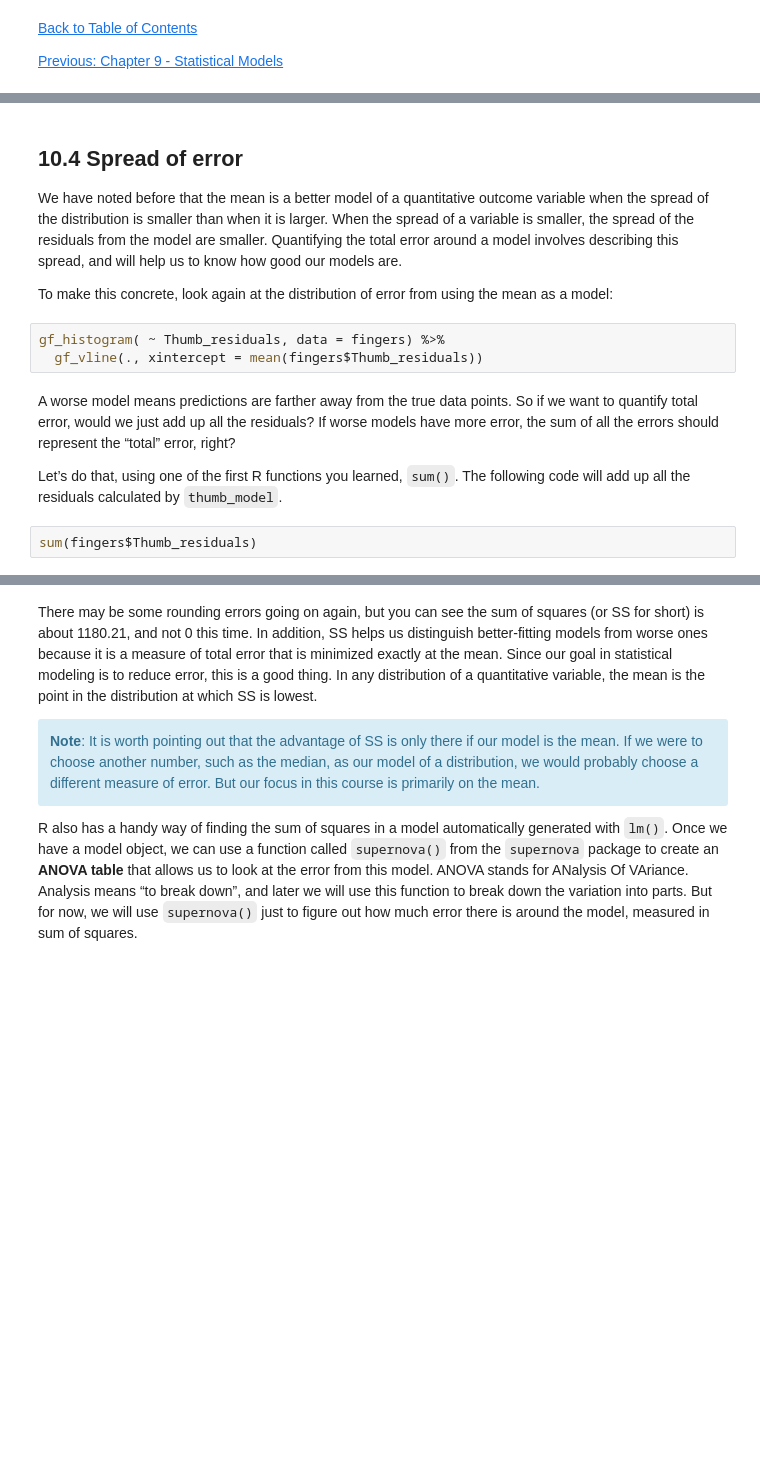
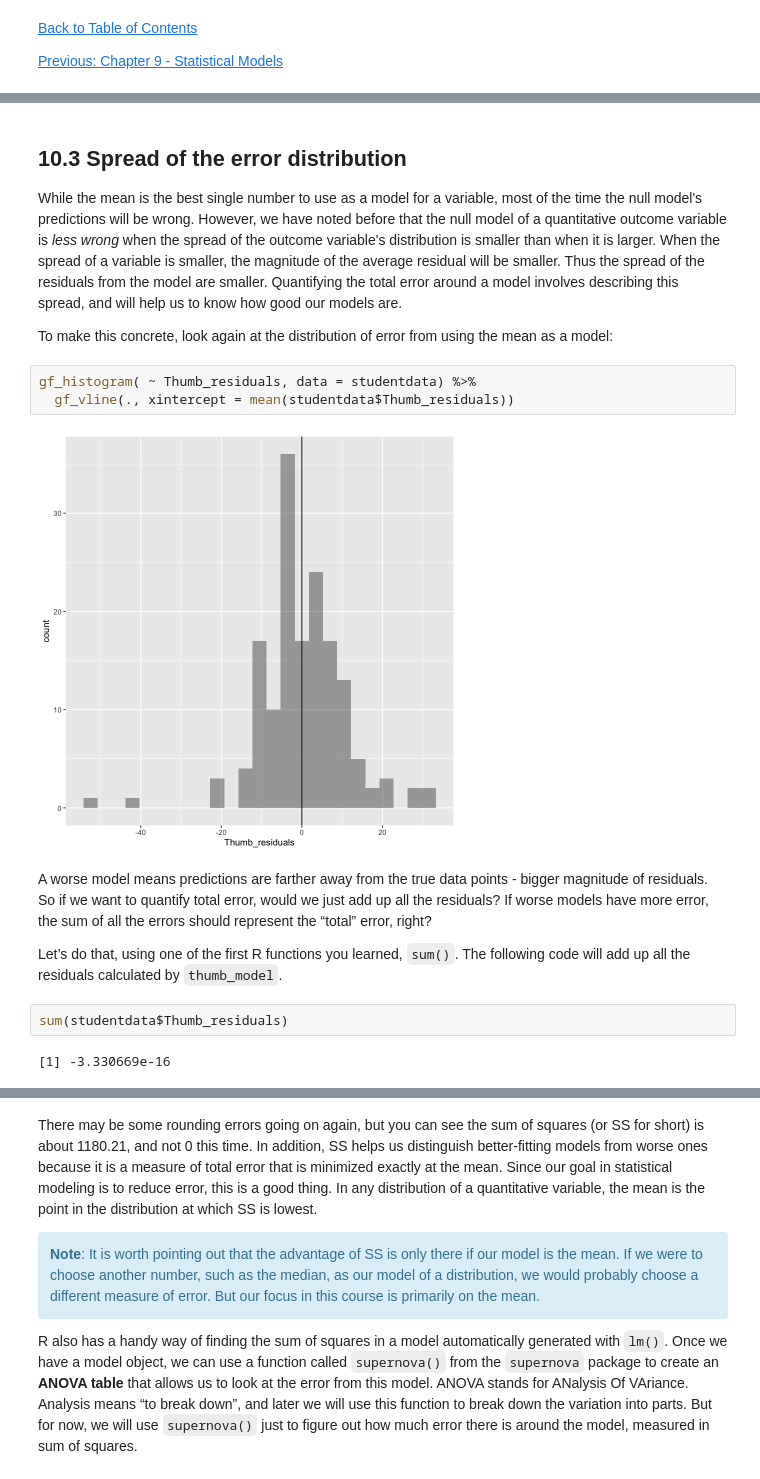
Before and after one commit to smburns47/Psyc158, a Jupyter notebook: chapter-10.ipynb, the cells around one changed output, grey strips where cells are left out. Drawn from its saved outputs; the diff is of its cells as text; blank space fills up the shorter version.

````diff
--- a/chapter-10.ipynb
+++ b/chapter-10.ipynb
@@ -62,18 +95,22 @@ This alternative error distribution has a red line to indicate the mean of the r
 # %% [markdown]
-## 10.4 Spread of error
+## 10.3 Spread of the error distribution
 
-We have noted before that the mean is a better model of a quantitative outcome variable when the spread of the distribution is smaller than when it is larger. When the spread of a variable is smaller, the spread of the residuals from the model are smaller. Quantifying the total error around a model involves describing this spread, and will help us to know how good our models are.
+While the mean is the best single number to use as a model for a variable, most of the time the null model's predictions will be wrong. However, we have noted before that the null model of a quantitative outcome variable is *less wrong* when the spread of the outcome variable's distribution is smaller than when it is larger. When the spread of a variable is smaller, the magnitude of the average residual will be smaller. Thus the spread of the residuals from the model are smaller. Quantifying the total error around a model involves describing this spread, and will help us to know how good our models are.
 
 To make this concrete, look again at the distribution of error from using the mean as a model:
 # %%
-gf_histogram( ~ Thumb_residuals, data = fingers) %>%
-  gf_vline(., xintercept = mean(fingers$Thumb_residuals))
+gf_histogram( ~ Thumb_residuals, data = studentdata) %>%
+  gf_vline(., xintercept = mean(studentdata$Thumb_residuals))
+# %% [output]
+[figure, added]
 # %% [markdown]
-A worse model means predictions are farther away from the true data points. So if we want to quantify total error, would we just add up all the residuals? If worse models have more error, the sum of all the errors should represent the “total” error, right?
+A worse model means predictions are farther away from the true data points - bigger magnitude of residuals. So if we want to quantify total error, would we just add up all the residuals? If worse models have more error, the sum of all the errors should represent the “total” error, right?
 
 Let’s do that, using one of the first R functions you learned, ```sum()```. The following code will add up all the residuals calculated by  ```thumb_model```.
 # %%
-sum(fingers$Thumb_residuals)
+sum(studentdata$Thumb_residuals)
+# %% [output]
+[1] -3.330669e-16
 # %% [markdown]
 The sum of all error in this model is actually 0 (or a number so tiny it's practically zero and is just a rounding error in the computer).
 
````
Also changed, not shown: parts of 13 cells of this notebook, 4 other files.
